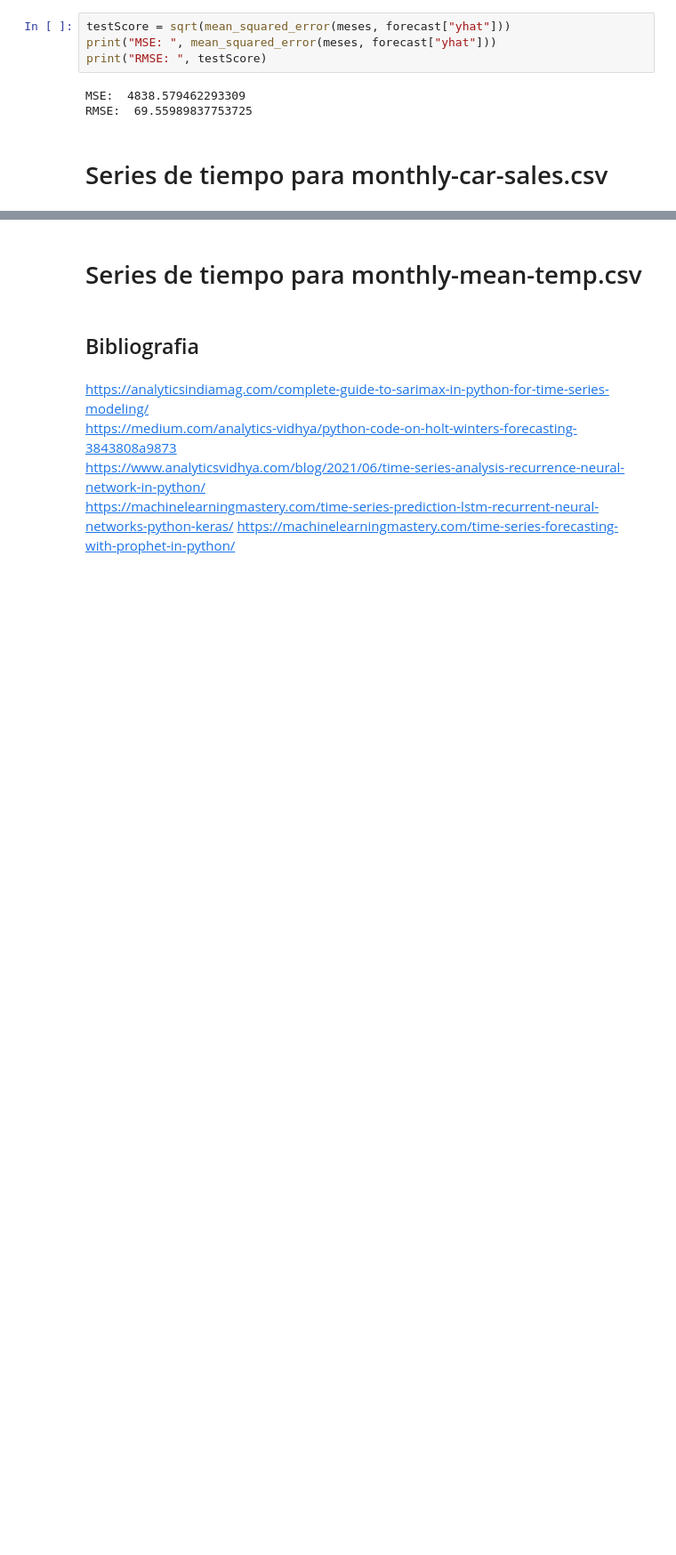
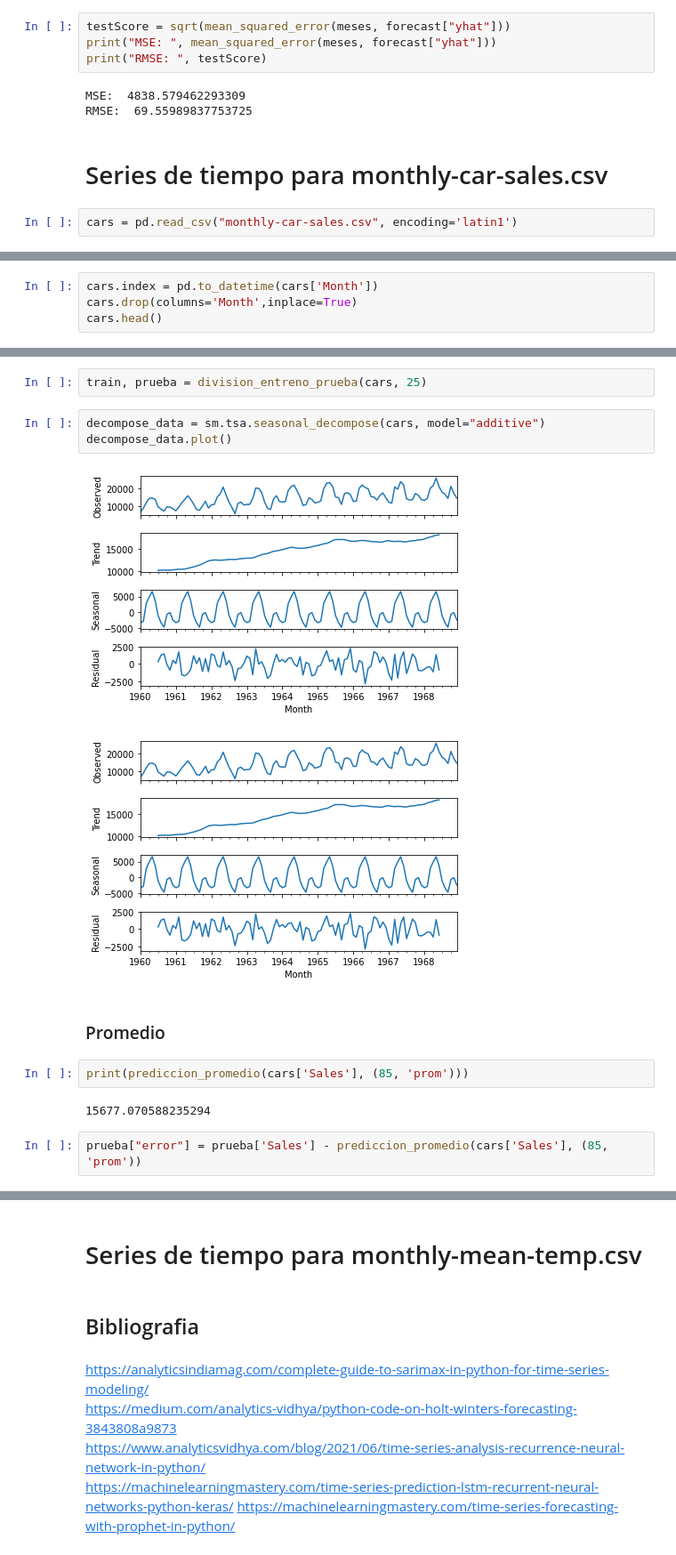
Before and after one commit to ricardoVA999/Lab7-DS, a Jupyter notebook: lab7.ipynb, the cells around one changed output, grey strips where cells are left out. Shown at 89% size. Saved outputs shown, nothing was run; the diff lists cells and outputs as text; blank space fills up the shorter version.

```diff
--- a/lab7.ipynb
+++ b/lab7.ipynb
@@ -737,3 +737,5 @@ MSE:  4838.579462293309
 RMSE:  69.55989837753725
 # %% [markdown]
 # Series de tiempo para monthly-car-sales.csv
+# %%
+cars = pd.read_csv("monthly-car-sales.csv", encoding='latin1')
@@ -739,0 +763,4 @@ RMSE:  69.55989837753725
+# %%
+cars.index = pd.to_datetime(cars['Month'])
+cars.drop(columns='Month',inplace=True)
+cars.head()
@@ -739,0 +775,16 @@ RMSE:  69.55989837753725
+# %%
+train, prueba = division_entreno_prueba(cars, 25)
+# %%
+decompose_data = sm.tsa.seasonal_decompose(cars, model="additive")
+decompose_data.plot()
+# %% [output]
+[figure, added]
+[figure, added]
+# %% [markdown]
+### Promedio
+# %%
+print(prediccion_promedio(cars['Sales'], (85, 'prom')))
+# %% [output]
+15677.070588235294
+# %%
+prueba["error"] = prueba['Sales'] - prediccion_promedio(cars['Sales'], (85, 'prom'))
```
Also changed, not shown: parts of 45 cells of this notebook, 1 other file.
